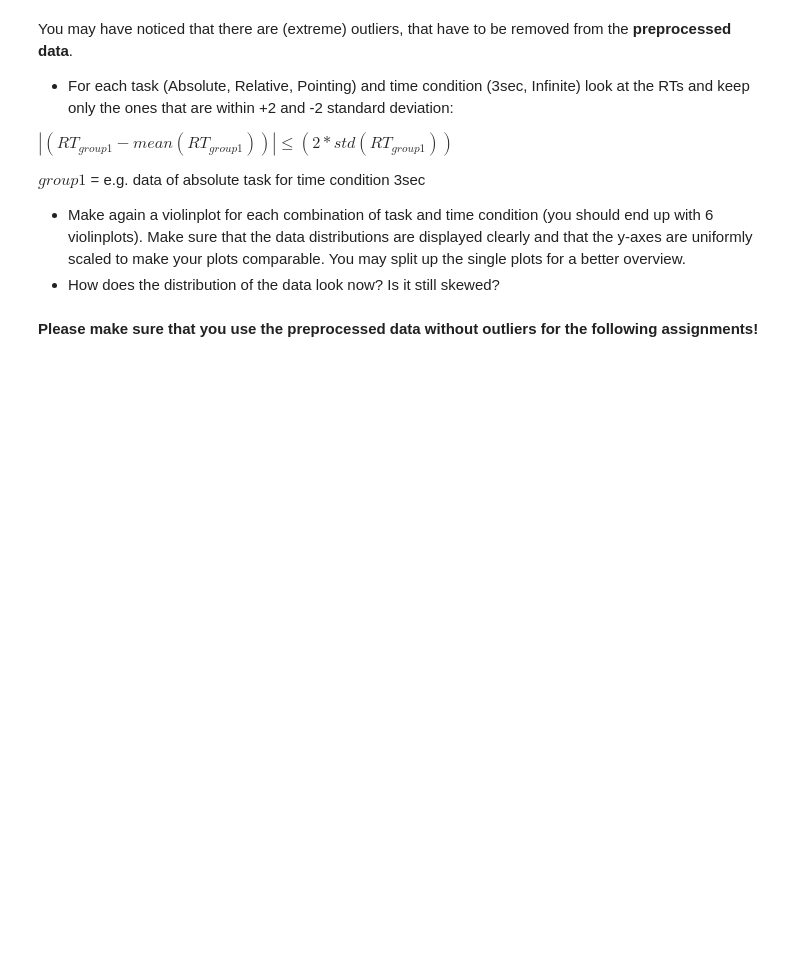
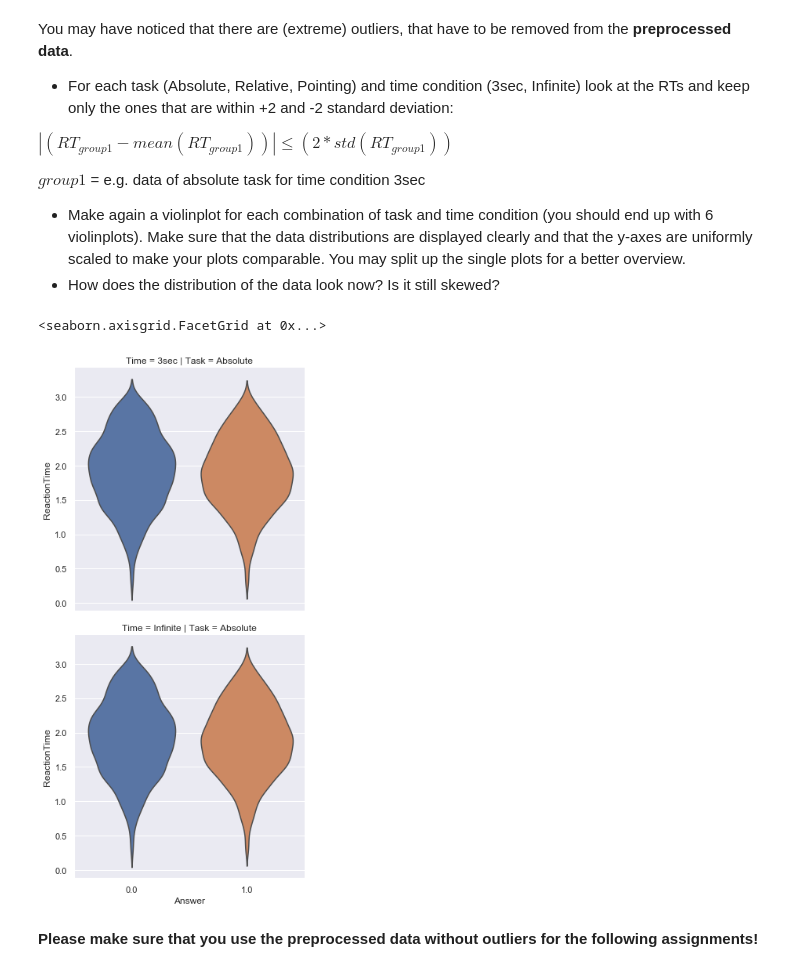
Before and after one commit to NBP-ACC/week-5-acc_9, a Jupyter notebook: sheet03.ipynb, the cells around one changed output. Saved outputs shown, nothing was run; the diff lists cells and outputs as text; code cells hidden in the pictures; blank space fills up the shorter version.

```diff
--- a/sheet03.ipynb
+++ b/sheet03.ipynb
@@ -78,3 +146,14 @@ $group1$ = e.g. data of absolute task for time condition 3sec
+# %%
+# TODO
+#Get rid of the outliers
+
+
+#plot with new data
+sns.catplot(data = dataframe, x='Answer', y='ReactionTime', col='Task', row='Time', kind= 'violin',inner = None)
+#We can see that the date is more dense now as expected.
+# %% [output]
+<seaborn.axisgrid.FacetGrid at 0x...>
+[figure, added]
 # %% [markdown]
 **Please make sure that you use the preprocessed data without outliers for the following assignments!**
 # %% [markdown]
```
Also changed, not shown: parts of 5 cells of this notebook.
